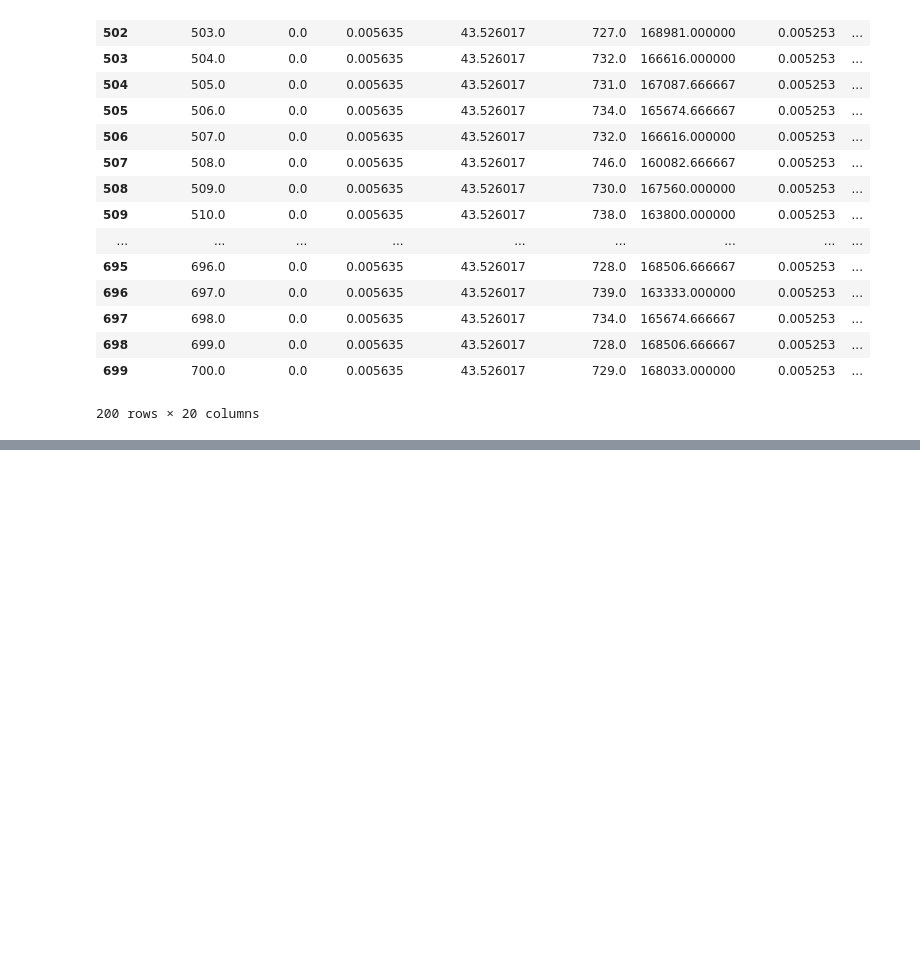
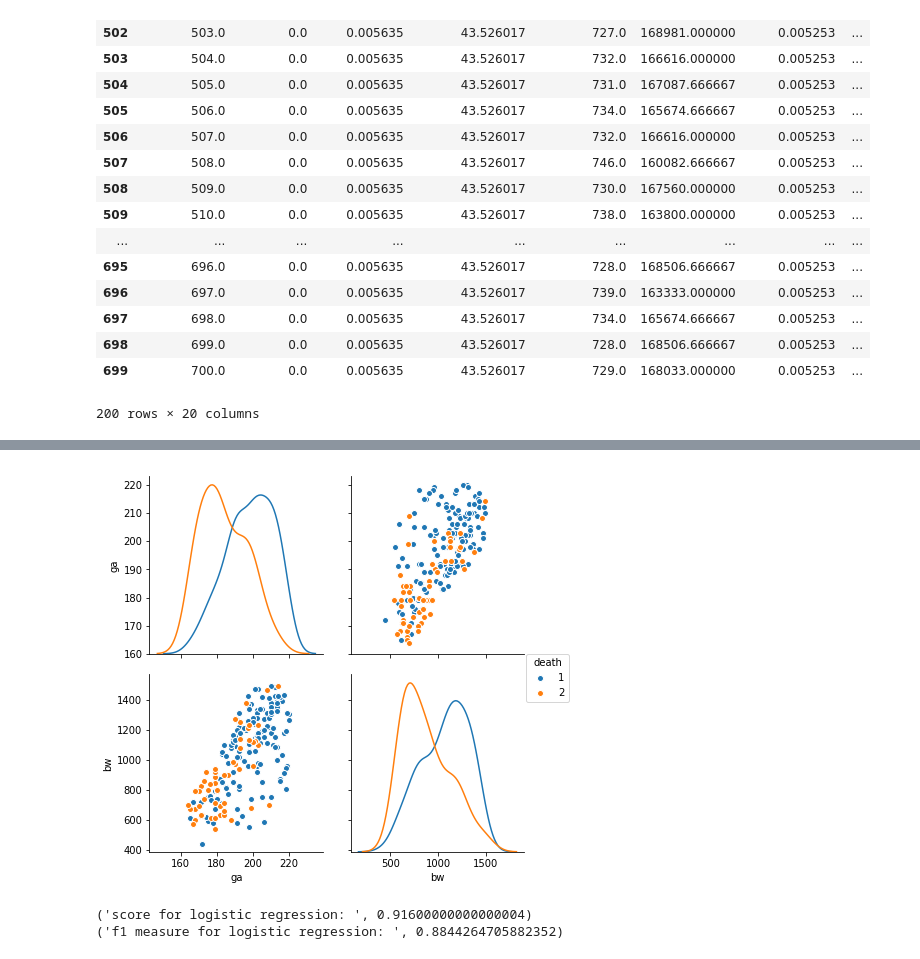
Before and after one commit to MaximilianProll/statgen, a Jupyter notebook: notebook.ipynb, the cells around one changed output, grey strips where cells are left out. Cells and saved outputs as stored; diff of their text form; code cells hidden in the pictures; blank space fills up the shorter version.

```diff
--- a/notebook.ipynb
+++ b/notebook.ipynb
@@ -286,0 +337,23 @@ test_data_stand = scaler.fit_transform(test_data)
+# %%
+svm_pred = pd.DataFrame(data={#'patientid':test_set['patientid'].as_matrix(),
+                             'ga':test_set['ga'].as_matrix(), 'bw':test_set['bw'].as_matrix(), 'death':p})
+sns.pairplot(svm_pred[['ga', 'bw', 'death']]
+             , hue="death"
+             , vars=['ga', 'bw']
+             , diag_kind="kde"
+             #, kind="reg"
+             , size=3
+            )
+plt.show()
+# %% [output]
+[figure, added]
+# %%
+LogReg = LogisticRegression()
+LogReg.fit(training_data_stand, training_labels)
+print('score for logistic regression: ', LogReg.score(training_data_stand, training_labels))
+print('f1 measure for logistic regression: ', f1_score(training_labels, LogReg.predict(training_data_stand),
+                                                  average='weighted'))
+p = LogReg.predict(test_data_stand)
+# %% [output]
+('score for logistic regression: ', 0.91600000000000004)
+('f1 measure for logistic regression: ', 0.8844264705882352)
```
Also changed, not shown: parts of 16 cells of this notebook.
